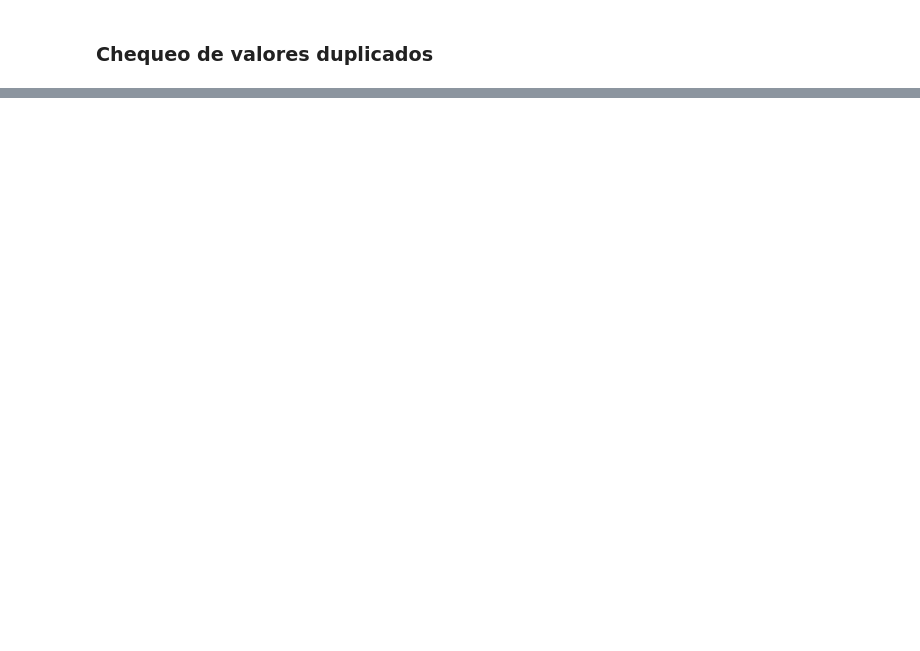
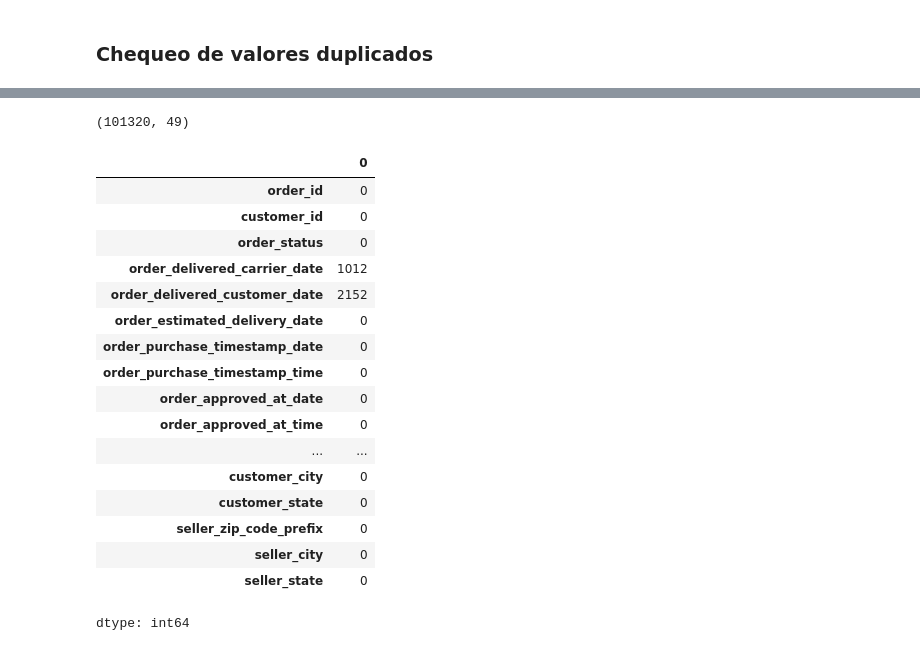
Before and after one commit to cgimenez92/trabajo_practico_PP4, a Jupyter notebook: TP_PP4.ipynb, the cells around one changed output, grey strips where cells are left out. Saved outputs shown, nothing was run; the diff lists cells and outputs as text; code cells hidden in the pictures; blank space fills up the shorter version.

```diff
--- a/TP_PP4.ipynb
+++ b/TP_PP4.ipynb
@@ -311,0 +412,25 @@ df_olist_orders_dataset[df_olist_orders_dataset['order_id'] == '03caa2c082116e1d
+# %%
+df.shape
+# %% [output]
+(101320, 49)
+# %%
+df.isna().sum()
+# %% [output]
+|  | 0 |
+| order_id | 0 |
+| customer_id | 0 |
+| order_status | 0 |
+| order_delivered_carrier_date | 1012 |
+| order_delivered_customer_date | 2152 |
+| order_estimated_delivery_date | 0 |
+| order_purchase_timestamp_date | 0 |
+| order_purchase_timestamp_time | 0 |
+| order_approved_at_date | 0 |
+| order_approved_at_time | 0 |
+| ... | ... |
+| customer_city | 0 |
+| customer_state | 0 |
+| seller_zip_code_prefix | 0 |
+| seller_city | 0 |
+| seller_state | 0 |
+dtype: int64
```
Also changed, not shown: parts of 33 cells of this notebook.
